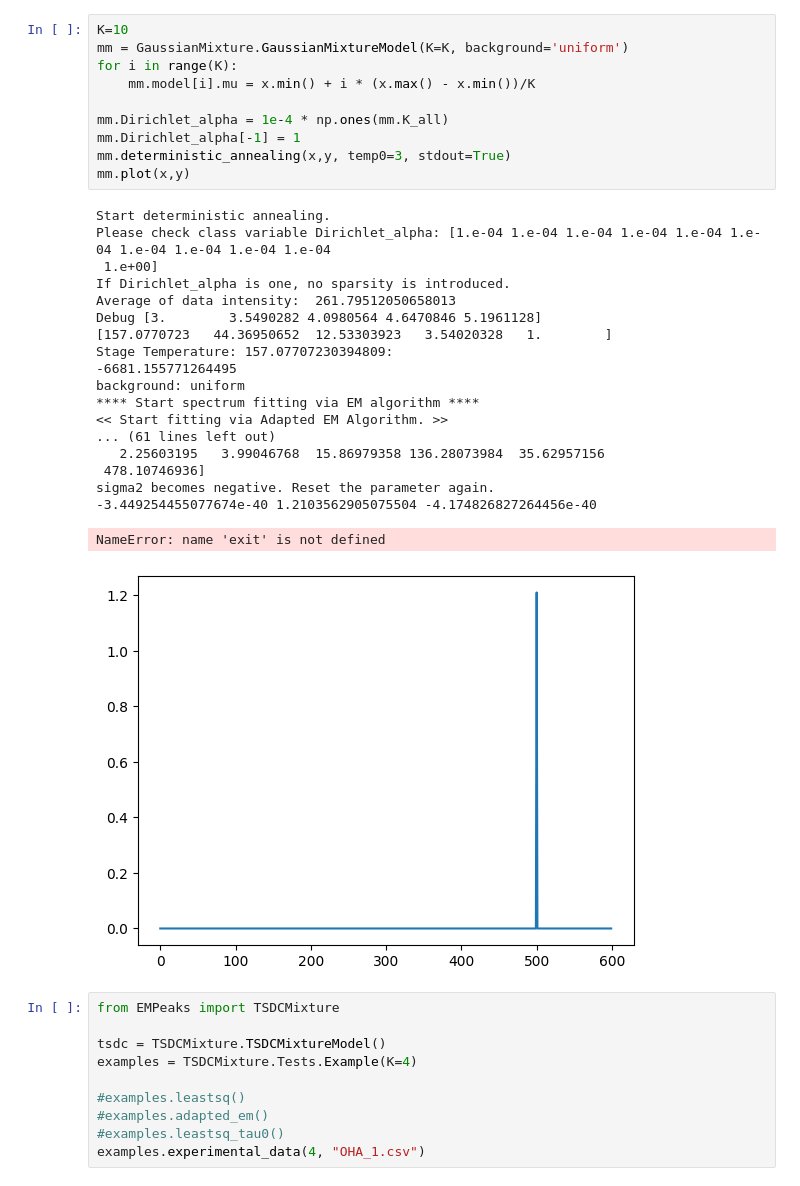
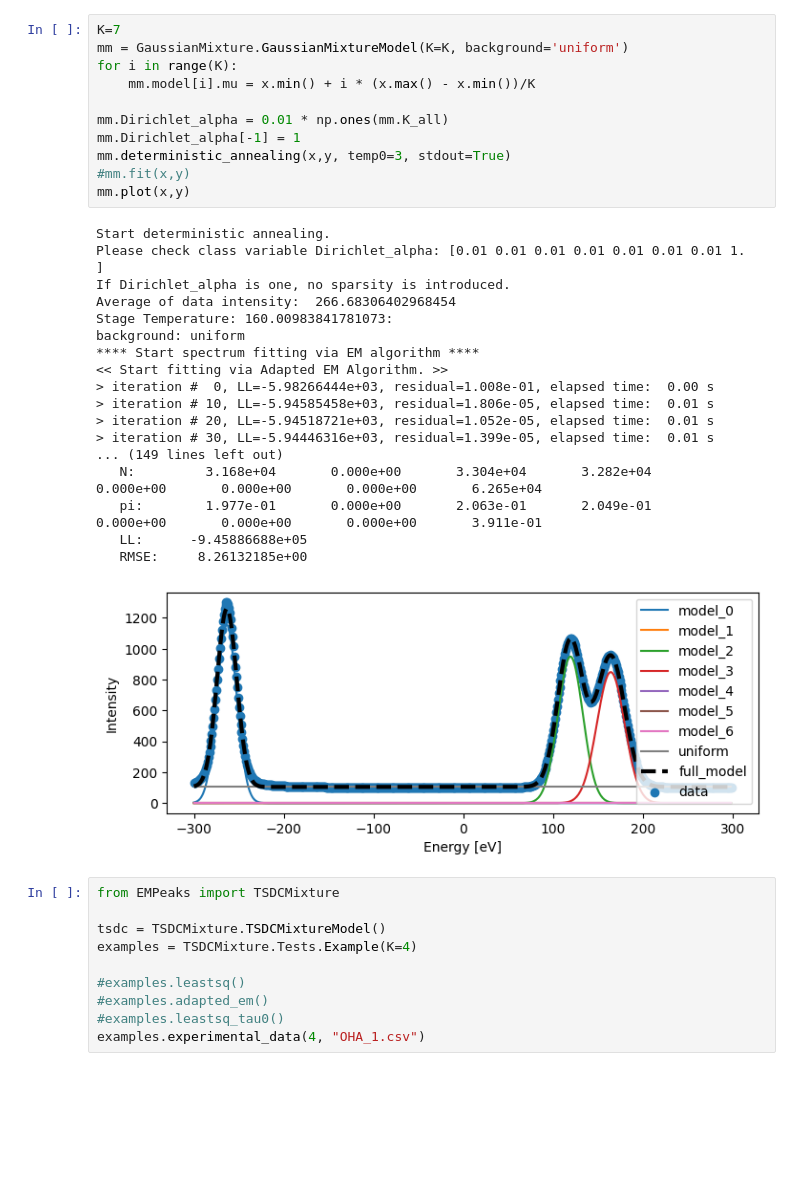
Before and after one commit to yasunobu-ando/EMPeaks, a Jupyter notebook: tsdc_test.ipynb, the cells around one changed output. Saved outputs shown, nothing was run; the diff lists cells and outputs as text; blank space fills up the shorter version.

Commit message:
Deterministic annealing and Dirichlet prior
Deterministic annealing and Dirichlet prior is implemented. see deterministic_annealing() in EMCore. Dirichlet prior is implemented in EMCore of m_step.

```diff
--- a/tsdc_test.ipynb
+++ b/tsdc_test.ipynb
@@ -21,33 +19,33 @@ plt.plot(x,y)
 # %%
-K=10
+K=7
 mm = GaussianMixture.GaussianMixtureModel(K=K, background='uniform')
 for i in range(K):
     mm.model[i].mu = x.min() + i * (x.max() - x.min())/K
 
-mm.Dirichlet_alpha = 1e-4 * np.ones(mm.K_all)
+mm.Dirichlet_alpha = 0.01 * np.ones(mm.K_all)
 mm.Dirichlet_alpha[-1] = 1
 mm.deterministic_annealing(x,y, temp0=3, stdout=True)
+#mm.fit(x,y)
 mm.plot(x,y)
 # %% [output]
 Start deterministic annealing.
-Please check class variable Dirichlet_alpha: [1.e-04 1.e-04 1.e-04 1.e-04 1.e-04 1.e-04 1.e-04 1.e-04 1.e-04 1.e-04
- 1.e+00]
+Please check class variable Dirichlet_alpha: [0.01 0.01 0.01 0.01 0.01 0.01 0.01 1.  ]
 If Dirichlet_alpha is one, no sparsity is introduced.
-Average of data intensity:  261.79512050658013
-Debug [3.        3.5490282 4.0980564 4.6470846 5.1961128]
-[157.0770723   44.36950652  12.53303923   3.54020328   1.        ]
-Stage Temperature: 157.07707230394809:
--6681.155771264495
+Average of data intensity:  266.68306402968454
+Stage Temperature: 160.00983841781073:
 background: uniform
 **** Start spectrum fitting via EM algorithm ****
 << Start fitting via Adapted EM Algorithm. >>
-... (61 lines left out)
-   2.25603195   3.99046768  15.86979358 136.28073984  35.62957156
- 478.10746936]
-sigma2 becomes negative. Reset the parameter again.
--3.449254455077674e-40 1.2103562905075504 -4.174826827264456e-40
+> iteration #  0, LL=-5.98266444e+03, residual=1.008e-01, elapsed time:  0.00 s
+> iteration # 10, LL=-5.94585458e+03, residual=1.806e-05, elapsed time:  0.01 s
+> iteration # 20, LL=-5.94518721e+03, residual=1.052e-05, elapsed time:  0.01 s
+> iteration # 30, LL=-5.94446316e+03, residual=1.399e-05, elapsed time:  0.01 s
+... (149 lines left out)
+   N:         3.168e+04       0.000e+00       3.304e+04       3.282e+04       0.000e+00       0.000e+00       0.000e+00       6.265e+04
+   pi:        1.977e-01       0.000e+00       2.063e-01       2.049e-01       0.000e+00       0.000e+00       0.000e+00       3.911e-01
+   LL:      -9.45886688e+05
+   RMSE:     8.26132185e+00
-NameError: name 'exit' is not defined
-[figure, old version]
+[figure, new version]
 # %%
 from EMPeaks import TSDCMixture
 
```
Also changed, not shown: parts of 3 cells of this notebook, 5 other files.
